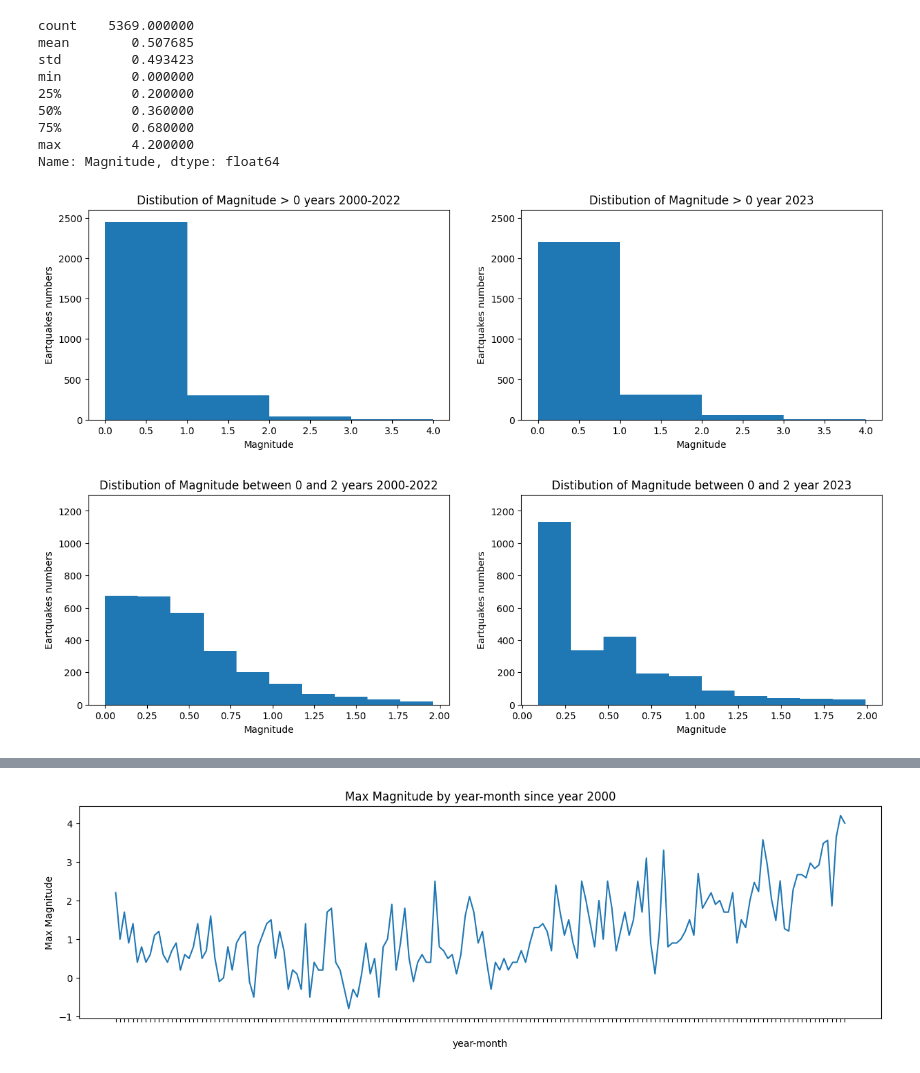
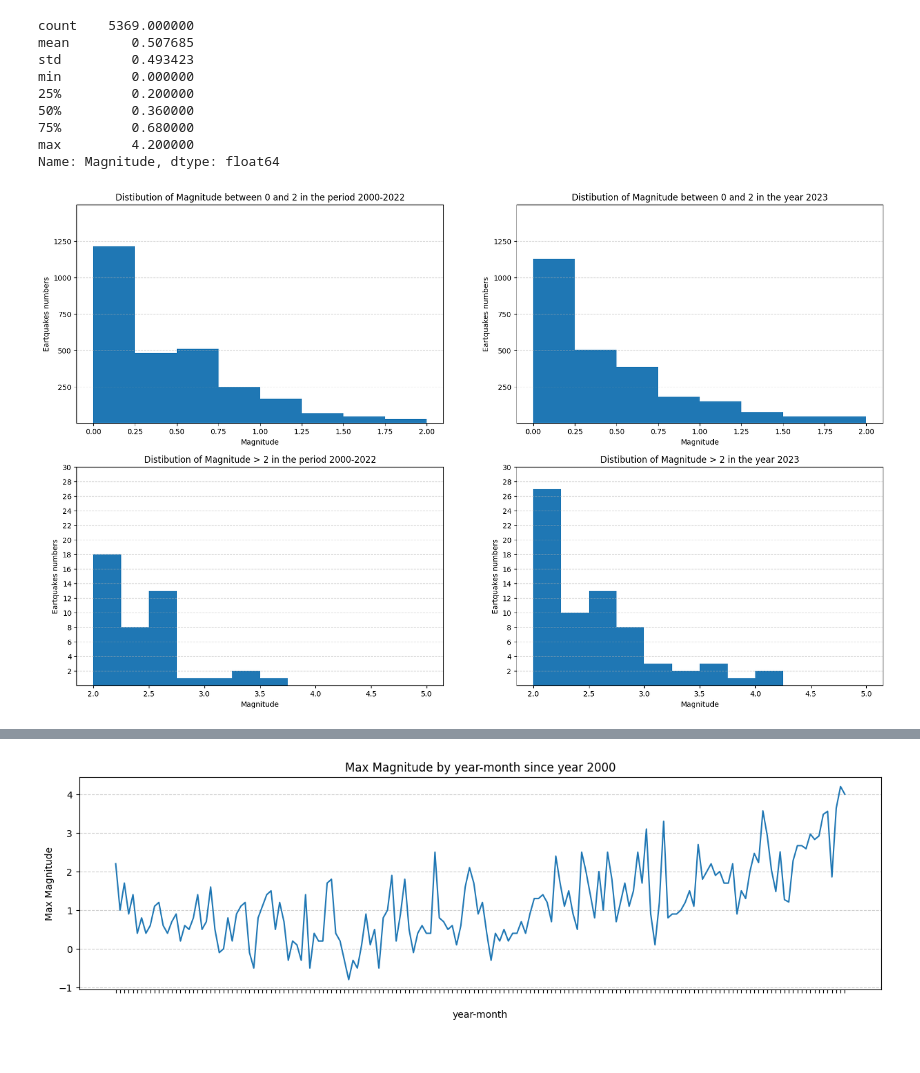
Before and after one commit to Pierfrancesco95/Portfolio, a Jupyter notebook: 03.03_PYTHON_Earthquakes Campi Flegrei/Analisi Terremoti CampiFlegrei.ipynb, the cells around one changed output, grey strips where cells are left out. Saved outputs shown, nothing was run; the diff lists cells and outputs as text; code cells hidden in the pictures.

```diff
--- a/03.03_PYTHON_Earthquakes Campi Flegrei/Analisi Terremoti CampiFlegrei.ipynb
+++ b/03.03_PYTHON_Earthquakes Campi Flegrei/Analisi Terremoti CampiFlegrei.ipynb
@@ -190,7 +197,10 @@ df['Time'] = df['Time'].str.replace('-','/')
 df['Time'] = pd.to_datetime(df['Time'],format='mixed')
 # %%
 # create new columns
-df['year'], df['month'] = df['Time'].dt.year, df['Time'].dt.month
+df['year'] = df['Time'].dt.year
+df['month'] = df['Time'].dt.month
+
+# convertion data type
 df['year'] = df['year'].astype(str)
 df['month'] = df['month'].astype(str)
 # %%
@@ -471,40 +480,46 @@ min         0.000000
 max         4.200000
 Name: Magnitude, dtype: float64
 # %%
-fig, axs = plt.subplots(1, 2, figsize=(15, 4))
+fig, axs = plt.subplots(2, 2, figsize=(20, 12))
 
-data = df[(~df['Magnitude'].isnull()) & (df['Magnitude']>=0) & (~df['year'].isin(['2023']))]['Magnitude']
-axs[0].hist(data, bins=[0,1,2,3,4])
-axs[0].set_title("Distibution of Magnitude > 0 years 2000-2022")
-axs[0].set_xlabel("Magnitude")
-axs[0].set_ylabel("Eartquakes numbers")
-axs[0].set_ybound(lower=0, upper=2600)
+data = df[(~df['Magnitude'].isnull()) & (df['Magnitude']>=0) & (df['Magnitude']<=2) & (~df['year'].isin(['2023']))]['Magnitude']
+axs[0,0].hist(data, bins=[0,0.25,0.50,0.75,1,1.25,1.50,1.75,2])
+axs[0,0].set_title("Distibution of Magnitude between 0 and 2 in the period 2000-2022")
+axs[0,0].set_xlabel("Magnitude")
+axs[0,0].set_ylabel("Eartquakes numbers")
+axs[0,0].set_ybound(lower=0, upper=1500)
+axs[0,0].set_yticks(list(np.arange(250,1500,250)))
+axs[0,0].grid(axis='y', alpha=0.5, linestyle='--')
 
-data = df[(~df['Magnitude'].isnull()) & (df['Magnitude']>=0) & (df['year'].isin(['2023']))]['Magnitude']
-axs[1].hist(data, bins=[0,1,2,3,4])
-axs[1].set_title("Distibution of Magnitude > 0 year 2023")
-axs[1].set_xlabel("Magnitude")
-axs[1].set_ylabel("Eartquakes numbers")
-axs[1].set_ybound(lower=0, upper=2600)
+data = df[(~df['Magnitude'].isnull()) & (df['Magnitude']>=0) & (df['Magnitude']<=2) & (df['year'].isin(['2023']))]['Magnitude']
+axs[0,1].hist(data, bins=[0,0.25,0.50,0.75,1,1.25,1.50,1.75,2])
+axs[0,1].set_title("Distibution of Magnitude between 0 and 2 in the year 2023")
+axs[0,1].set_xlabel("Magnitude")
+axs[0,1].set_ylabel("Eartquakes numbers")
+axs[0,1].set_ybound(lower=0, upper=1500)
+axs[0,1].set_yticks(list(np.arange(250,1500,250)))
+axs[0,1].grid(axis='y', alpha=0.5, linestyle='--')
+
+data = df[(~df['Magnitude'].isnull()) & (df['Magnitude']>=2) & (~df['year'].isin(['2023']))]['Magnitude']
+axs[1,0].hist(data, bins=[2,2.25,2.50,2.75,3,3.25,3.50,3.75,4,4.25,4.5,4.75,5])
+axs[1,0].set_title("Distibution of Magnitude > 2 in the period 2000-2022")
+axs[1,0].set_xlabel("Magnitude")
+axs[1,0].set_ylabel("Eartquakes numbers")
+axs[1,0].set_ybound(lower=0, upper=30)
+#axs[1,0].set_xbound(lower=2, upper=5)
+axs[1,0].set_yticks(list(np.arange(2,31,2)))
+axs[1,0].grid(axis='y', alpha=0.5, linestyle='--')
+
+data = df[(~df['Magnitude'].isnull()) & (df['Magnitude']>=2) & (df['year'].isin(['2023']))]['Magnitude']
+axs[1,1].hist(data, bins=[2,2.25,2.50,2.75,3,3.25,3.50,3.75,4,4.25,4.5,4.75,5])
+axs[1,1].set_title("Distibution of Magnitude > 2 in the year 2023")
+axs[1,1].set_xlabel("Magnitude")
+axs[1,1].set_ylabel("Eartquakes numbers")
+axs[1,1].set_ybound(lower=0, upper=30)
+#axs[1,1].set_xbound(lower=2, upper=5)
+axs[1,1].set_yticks(list(np.arange(2,31,2)))
+axs[1,1].grid(axis='y', alpha=0.5, linestyle='--')
 
 plt.show()
 # %% [output]
-[figure, old version]
+[figure, new version]
-# %%
-fig, axs = plt.subplots(1, 2, figsize=(15, 4))
-
-data = df[(~df['Magnitude'].isnull()) & (df['Magnitude']>=0) & (df['Magnitude']<2) & (~df['year'].isin(['2023']))]['Magnitude']
-axs[0].hist(data, bins=10)
-axs[0].set_title("Distibution of Magnitude between 0 and 2 years 2000-2022")
-axs[0].set_xlabel("Magnitude")
-axs[0].set_ylabel("Eartquakes numbers")
-axs[0].set_ybound(lower=0, upper=1300)
-
-data = df[(~df['Magnitude'].isnull()) & (df['Magnitude']>=0) & (df['Magnitude']<2) & (df['year'].isin(['2023']))]['Magnitude']
-axs[1].hist(data, bins=10)
-axs[1].set_title("Distibution of Magnitude between 0 and 2 year 2023")
-axs[1].set_xlabel("Magnitude")
-axs[1].set_ylabel("Eartquakes numbers")
-axs[1].set_ybound(lower=0, upper=1300)
-# %% [output]
-[figure, removed]
```
Also changed, not shown: parts of 74 cells of this notebook.
